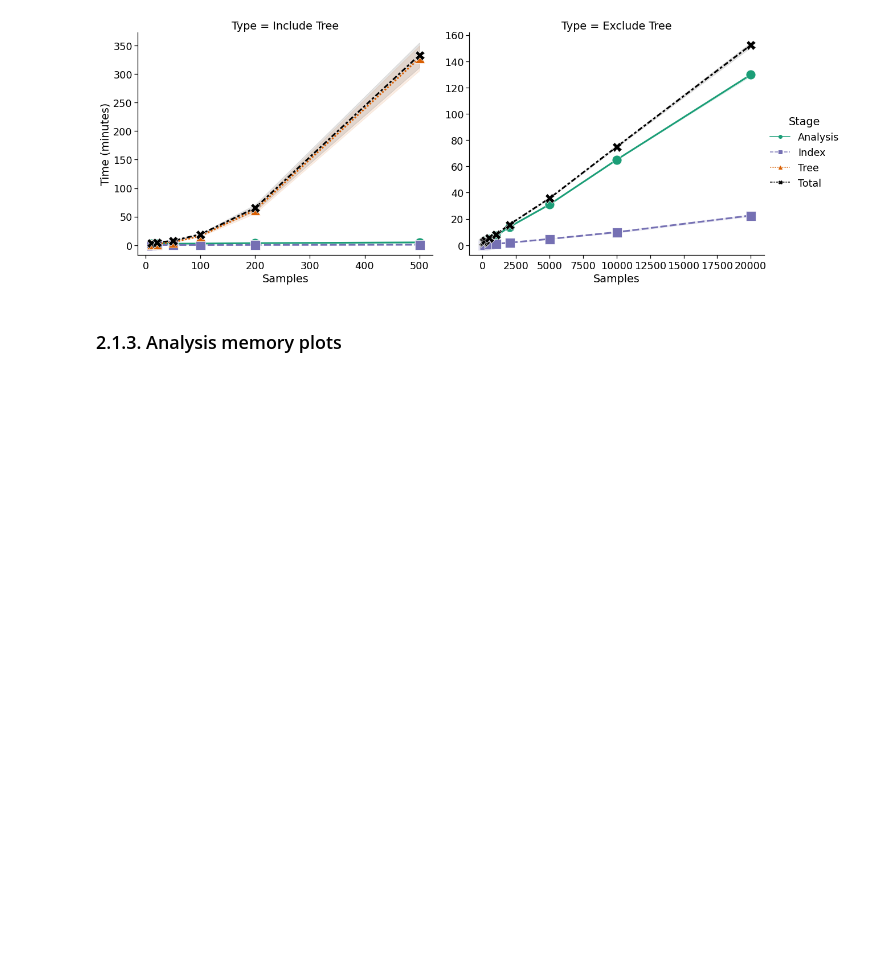
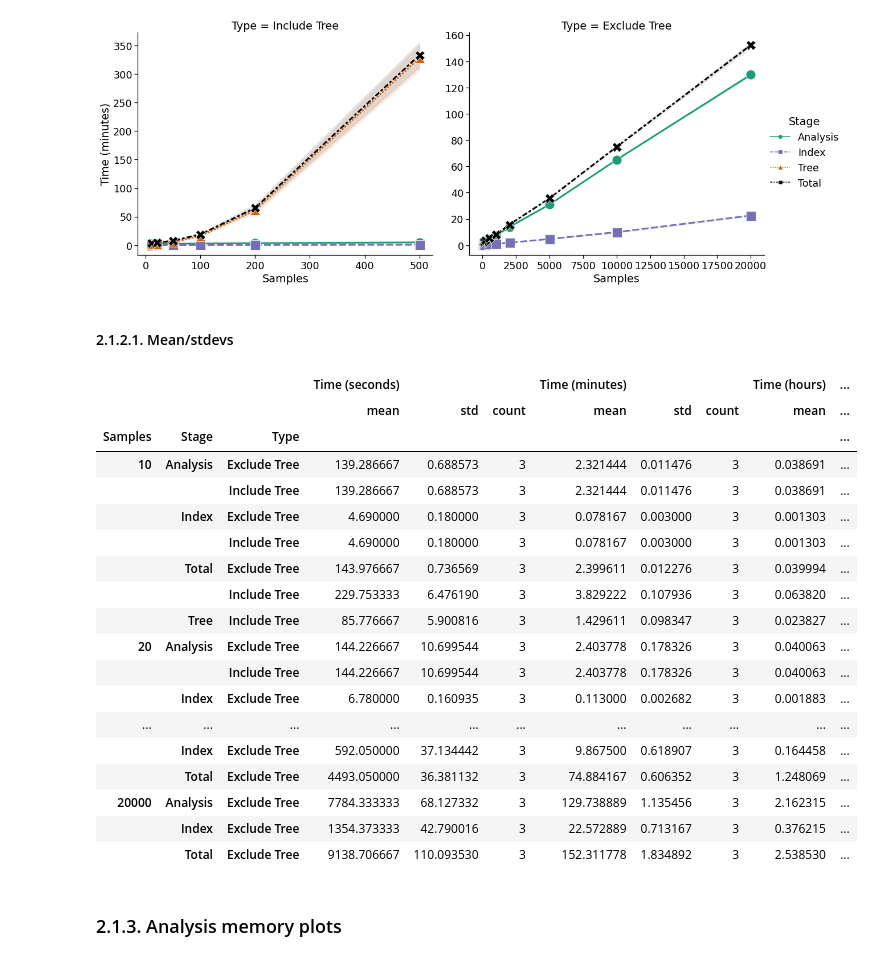
Before and after one commit to apetkau/genomics-data-index-evaluation-manuscript, a Jupyter notebook: evaluations/sars-cov-2/5-compare-results.ipynb, the cells around one changed output. Saved outputs shown, nothing was run; the diff lists cells and outputs as text; code cells hidden in the pictures; blank space fills up the shorter version.

Commit message:
Added tables of mean/stddeviation

```diff
--- a/evaluations/sars-cov-2/5-compare-results.ipynb
+++ b/evaluations/sars-cov-2/5-compare-results.ipynb
@@ -117,6 +123,30 @@ with sns.plotting_context("notebook", font_scale=1.6):
     plt.savefig('figures/index-runtime.pdf')
 # %% [output]
 [figure]
+# %% [markdown]
+#### 2.1.2.1. Mean/stdevs
+# %%
+index_info_runtime_df.groupby(['Samples', 'Stage', 'Type']).agg(['mean', 'std', 'count'])
+# %% [output]
+|  |  |  | Time (seconds) |  |  | Time (minutes) |  |  | Time (hours) | ... |
+|  |  |  | mean | std | count | mean | std | count | mean | ... |
+| Samples | Stage | Type |  |  |  |  |  |  |  | ... |
+| 10 | Analysis | Exclude Tree | 139.286667 | 0.688573 | 3 | 2.321444 | 0.011476 | 3 | 0.038691 | ... |
+|  |  | Include Tree | 139.286667 | 0.688573 | 3 | 2.321444 | 0.011476 | 3 | 0.038691 | ... |
+|  | Index | Exclude Tree | 4.690000 | 0.180000 | 3 | 0.078167 | 0.003000 | 3 | 0.001303 | ... |
+|  |  | Include Tree | 4.690000 | 0.180000 | 3 | 0.078167 | 0.003000 | 3 | 0.001303 | ... |
+|  | Total | Exclude Tree | 143.976667 | 0.736569 | 3 | 2.399611 | 0.012276 | 3 | 0.039994 | ... |
+|  |  | Include Tree | 229.753333 | 6.476190 | 3 | 3.829222 | 0.107936 | 3 | 0.063820 | ... |
+|  | Tree | Include Tree | 85.776667 | 5.900816 | 3 | 1.429611 | 0.098347 | 3 | 0.023827 | ... |
+| 20 | Analysis | Exclude Tree | 144.226667 | 10.699544 | 3 | 2.403778 | 0.178326 | 3 | 0.040063 | ... |
+|  |  | Include Tree | 144.226667 | 10.699544 | 3 | 2.403778 | 0.178326 | 3 | 0.040063 | ... |
+|  | Index | Exclude Tree | 6.780000 | 0.160935 | 3 | 0.113000 | 0.002682 | 3 | 0.001883 | ... |
+| ... | ... | ... | ... | ... | ... | ... | ... | ... | ... | ... |
+|  | Index | Exclude Tree | 592.050000 | 37.134442 | 3 | 9.867500 | 0.618907 | 3 | 0.164458 | ... |
+|  | Total | Exclude Tree | 4493.050000 | 36.381132 | 3 | 74.884167 | 0.606352 | 3 | 1.248069 | ... |
+| 20000 | Analysis | Exclude Tree | 7784.333333 | 68.127332 | 3 | 129.738889 | 1.135456 | 3 | 2.162315 | ... |
+|  | Index | Exclude Tree | 1354.373333 | 42.790016 | 3 | 22.572889 | 0.713167 | 3 | 0.376215 | ... |
+|  | Total | Exclude Tree | 9138.706667 | 110.093530 | 3 | 152.311778 | 1.834892 | 3 | 2.538530 | ... |
 # %% [markdown]
 ### 2.1.3. Analysis memory plots
 # %%
```
Also changed, not shown: parts of 14 cells of this notebook.
